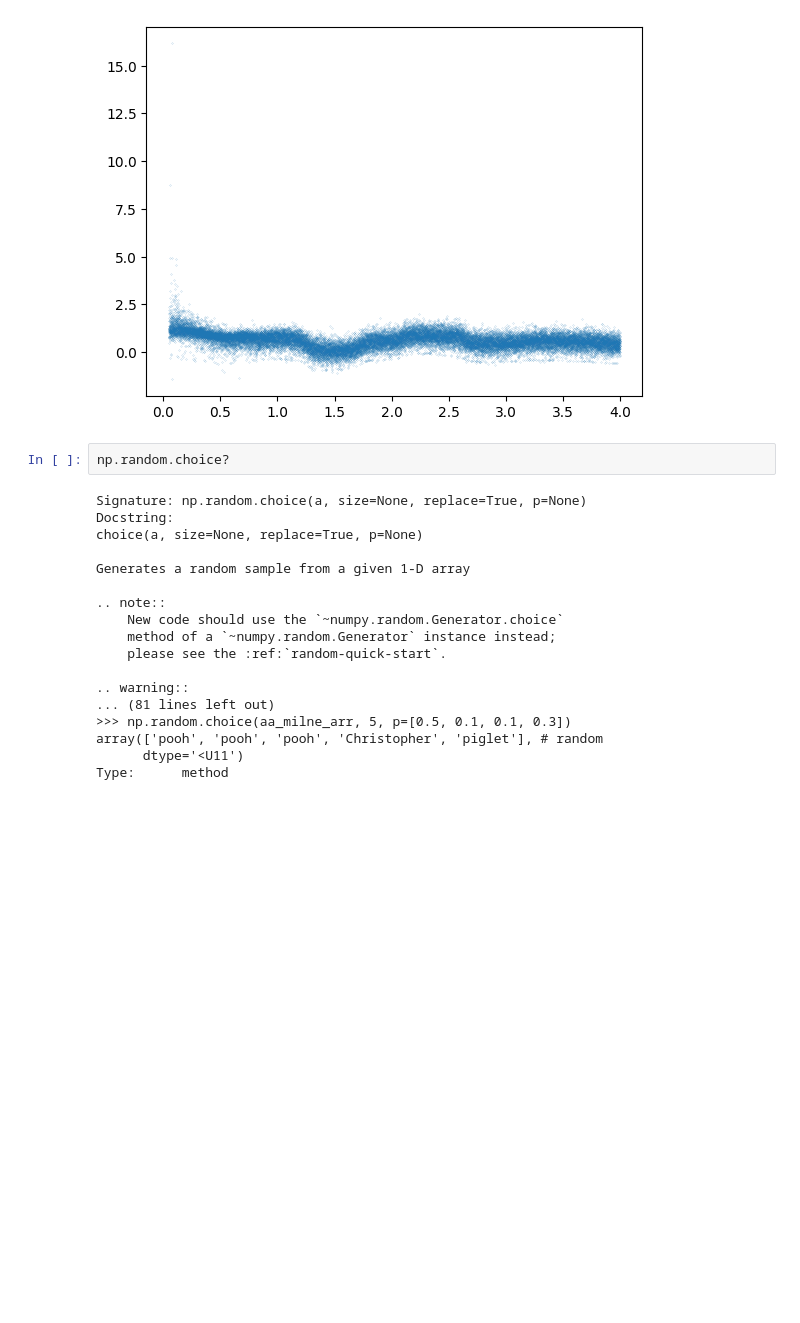
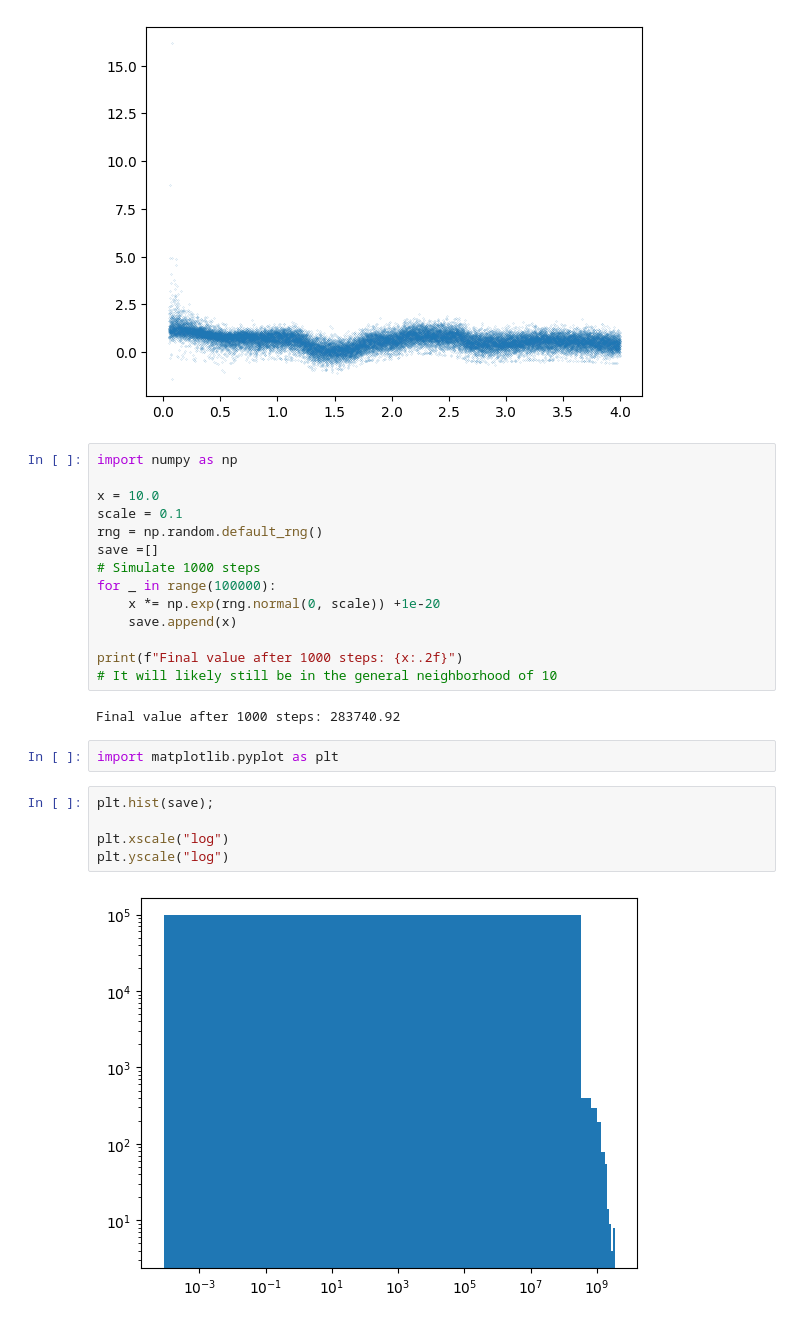
Before and after one commit to ivanosaccheo/qsogen, a Jupyter notebook: parameter_distribution/abacus.ipynb, the cells around one changed output. Saved outputs shown, nothing was run; the diff lists cells and outputs as text; blank space fills up the shorter version.

```diff
--- a/parameter_distribution/abacus.ipynb
+++ b/parameter_distribution/abacus.ipynb
@@ -363,22 +396,27 @@ ax.scatter(redshift, colors[:, idx], s =0.01)
 <matplotlib.collections.PathCollection at 0x...>
 [figure]
 # %%
-np.random.choice?
+import numpy as np
+
+x = 10.0
+scale = 0.1
+rng = np.random.default_rng()
+save =[]
+# Simulate 1000 steps
+for _ in range(100000):
+    x *= np.exp(rng.normal(0, scale)) +1e-20
+    save.append(x)
+
+print(f"Final value after 1000 steps: {x:.2f}")
+# It will likely still be in the general neighborhood of 10
 # %% [output]
-Signature: np.random.choice(a, size=None, replace=True, p=None)
-Docstring:
-choice(a, size=None, replace=True, p=None)
-
-Generates a random sample from a given 1-D array
-
-.. note::
-    New code should use the `~numpy.random.Generator.choice`
-    method of a `~numpy.random.Generator` instance instead;
-    please see the :ref:`random-quick-start`.
-
-.. warning::
-... (81 lines left out)
->>> np.random.choice(aa_milne_arr, 5, p=[0.5, 0.1, 0.1, 0.3])
-array(['pooh', 'pooh', 'pooh', 'Christopher', 'piglet'], # random
-      dtype='<U11')
-Type:      method
+Final value after 1000 steps: 283740.92
+# %%
+import matplotlib.pyplot as plt
+# %%
+plt.hist(save);
+
+plt.xscale("log")
+plt.yscale("log")
+# %% [output]
+[figure, added]
```
Also changed, not shown: parts of 5 cells of this notebook, 6 other files.
